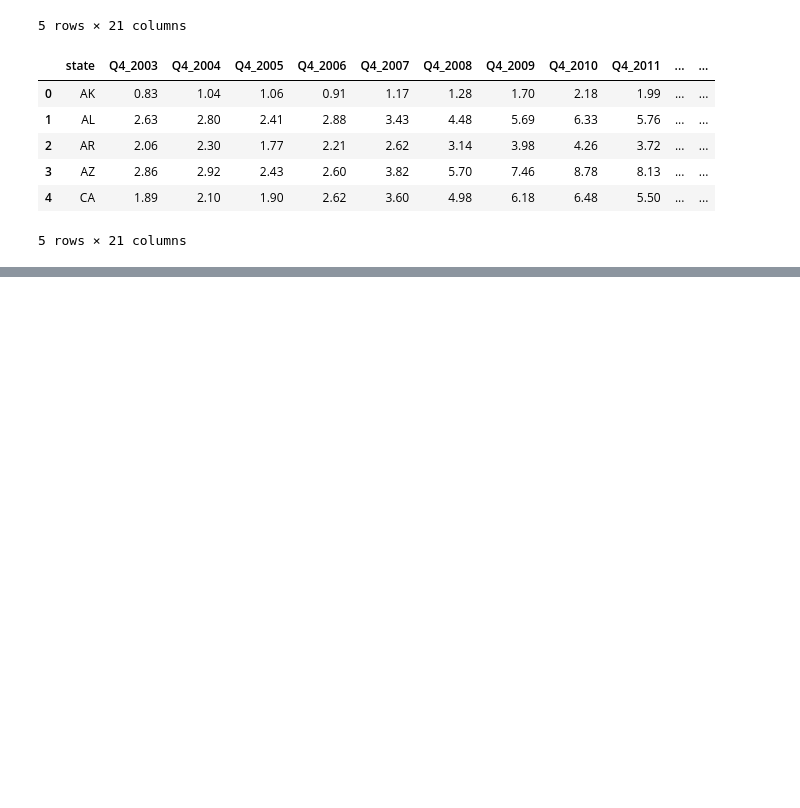
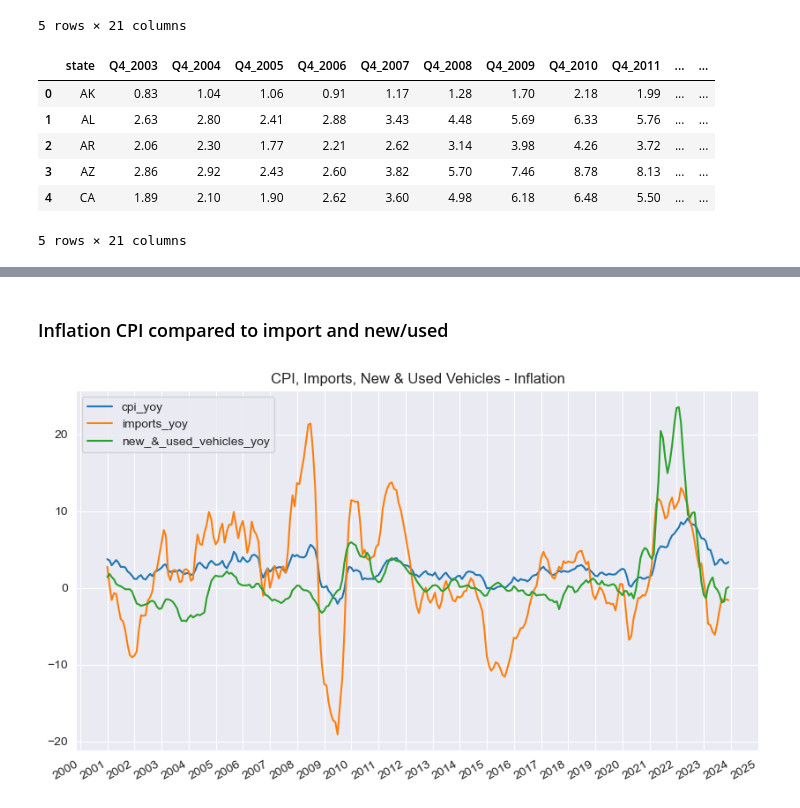
Before and after one commit to acdaniel864/time-series-credit-forecasting, a Jupyter notebook: Working_AD/eda_acd.ipynb, the cells around one changed output, grey strips where cells are left out. Saved outputs shown, nothing was run; the diff lists cells and outputs as text; code cells hidden in the pictures; blank space fills up the shorter version.

```diff
--- a/Working_AD/eda_acd.ipynb
+++ b/Working_AD/eda_acd.ipynb
@@ -3,4 +3,7 @@ import pandas as pd
 import numpy as np
 import matplotlib.pyplot as plt
 import seaborn as sns
+import sys
+sys.path.append('/Users/AaranDaniel/Desktop/DSI/projects/Group_Project_5_GA/code/')
 from time_series_plots import plot_time_series
+sns.set_style("darkgrid")
@@ -98,0 +96,6 @@ df_subset['year_month'] = pd.to_datetime(df_subset['year_month'])
+# %% [markdown]
+### Inflation CPI compared to import and new/used
+# %%
+plot_time_series(df, columns = ['cpi_yoy', 'imports_yoy', 'new_&_used_vehicles_yoy'], title = 'CPI, Imports, New & Used Vehicles - Inflation')
+# %% [output]
+[figure, added]
```
Also changed, not shown: parts of 39 cells of this notebook, 11 other files.
